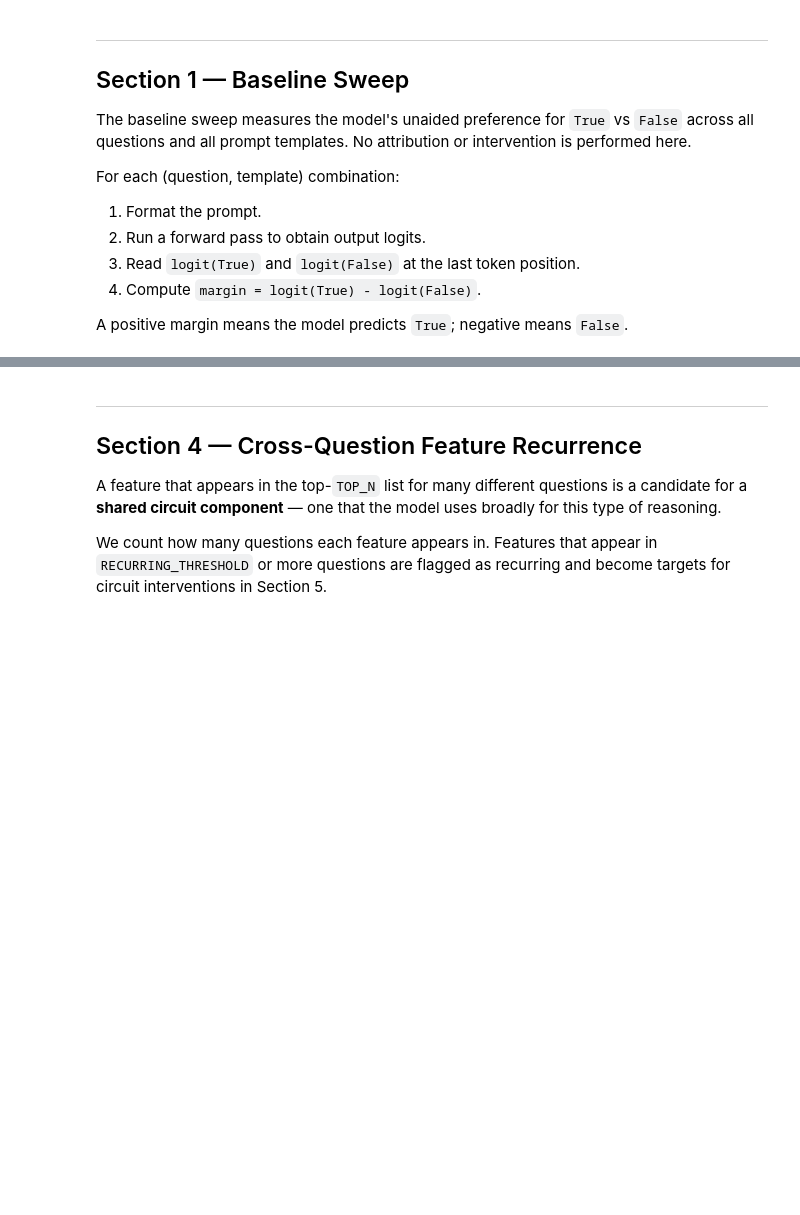
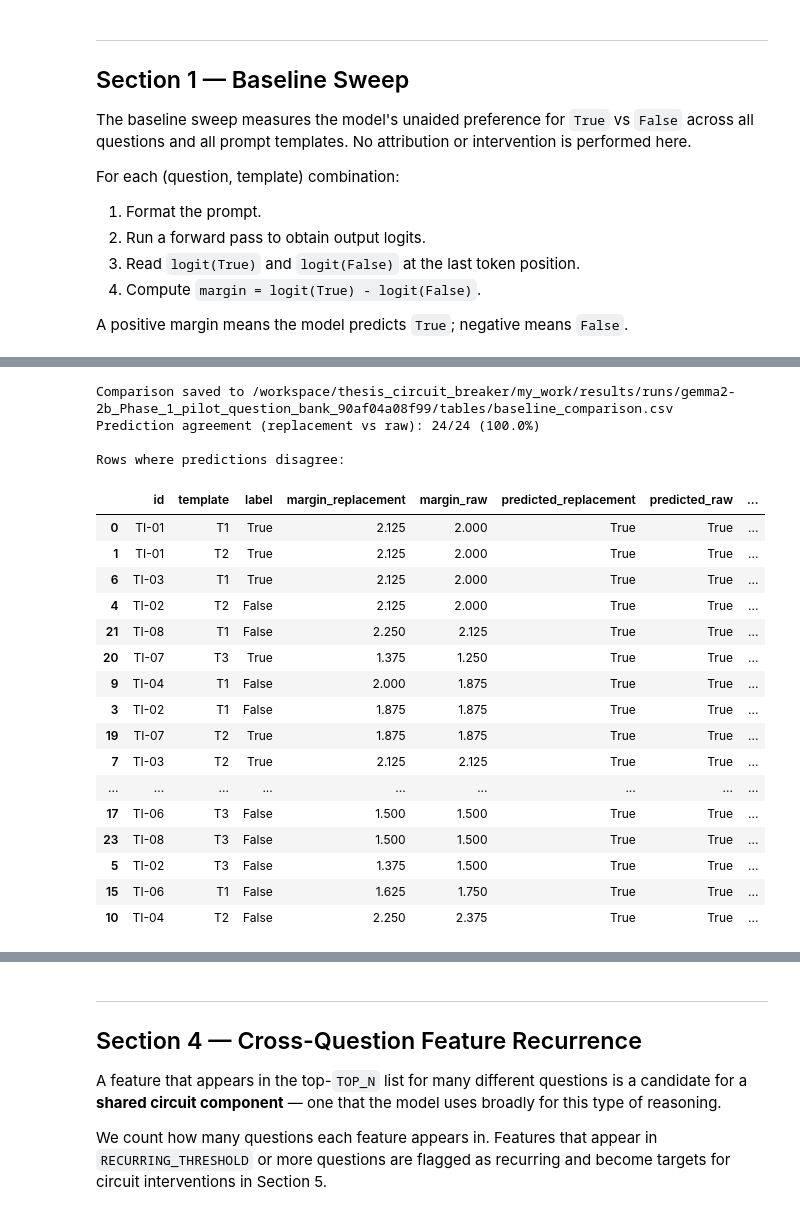
Before and after one commit to hollolaszlo88/thesis_circuit_breaker, a Jupyter notebook: my_work/notebooks/1_run_attribution.ipynb, the cells around one changed output, grey strips where cells are left out. Cells and saved outputs as stored; diff of their text form; code cells hidden in the pictures; blank space fills up the shorter version.

```diff
--- a/my_work/notebooks/1_run_attribution.ipynb
+++ b/my_work/notebooks/1_run_attribution.ipynb
@@ -446,0 +638,64 @@ for tkey in TEMPLATES:
+# %%
+# Row-wise comparison: replacement baseline vs raw baseline
+raw_by_key = {(r['id'], r['template']): r for r in raw_records}
+comparison_records = []
+
+for r in baseline_records:
+    key = (r['id'], r['template'])
+    rr = raw_by_key[key]
+    comparison_records.append({
+        'id': r['id'],
+        'template': r['template'],
+        'label': r['label'],
+        'margin_replacement': r['margin'],
+        'margin_raw': rr['margin_raw'],
+        'predicted_replacement': r['predicted'],
+        'predicted_raw': rr['predicted_raw'],
+        'agree_prediction': r['predicted'] == rr['predicted_raw'],
+        'delta_margin_repl_minus_raw': round(r['margin'] - rr['margin_raw'], 4),
+    })
+
+cmp_csv = TABLES_DIR / 'baseline_comparison.csv'
+with open(cmp_csv, 'w', newline='') as f:
+    writer = csv.DictWriter(f, fieldnames=list(comparison_records[0].keys()))
+    writer.writeheader()
+    writer.writerows(comparison_records)
+
+n = len(comparison_records)
+agree = sum(1 for x in comparison_records if x['agree_prediction'])
+print(f'Comparison saved to {cmp_csv}')
+print(f'Prediction agreement (replacement vs raw): {agree}/{n} ({100*agree/n:.1f}%)')
+
+print('\nRows where predictions disagree:')
+for x in comparison_records:
+    if not x['agree_prediction']:
+        pr = 'True' if x['predicted_replacement'] else 'False'
+        po = 'True' if x['predicted_raw'] else 'False'
+        print(f"  {x['id']} {x['template']}: repl={pr}, raw={po}, "
+              f"m_repl={x['margin_replacement']:+.4f}, m_raw={x['margin_raw']:+.4f}")
+# %% [output]
+Comparison saved to /workspace/thesis_circuit_breaker/my_work/results/runs/gemma2-2b_Phase_1_pilot_question_bank_90af04a08f99/tables/baseline_comparison.csv
+Prediction agreement (replacement vs raw): 24/24 (100.0%)
+
+Rows where predictions disagree:
+# %%
+comparison_df = pd.DataFrame(comparison_records)
+comparison_df.sort_values(by='delta_margin_repl_minus_raw', ascending=False)
+# %% [output]
+|  | id | template | label | margin_replacement | margin_raw | predicted_replacement | predicted_raw | ... |
+| 0 | TI-01 | T1 | True | 2.125 | 2.000 | True | True | ... |
+| 1 | TI-01 | T2 | True | 2.125 | 2.000 | True | True | ... |
+| 6 | TI-03 | T1 | True | 2.125 | 2.000 | True | True | ... |
+| 4 | TI-02 | T2 | False | 2.125 | 2.000 | True | True | ... |
+| 21 | TI-08 | T1 | False | 2.250 | 2.125 | True | True | ... |
+| 20 | TI-07 | T3 | True | 1.375 | 1.250 | True | True | ... |
+| 9 | TI-04 | T1 | False | 2.000 | 1.875 | True | True | ... |
+| 3 | TI-02 | T1 | False | 1.875 | 1.875 | True | True | ... |
+| 19 | TI-07 | T2 | True | 1.875 | 1.875 | True | True | ... |
+| 7 | TI-03 | T2 | True | 2.125 | 2.125 | True | True | ... |
+| ... | ... | ... | ... | ... | ... | ... | ... | ... |
+| 17 | TI-06 | T3 | False | 1.500 | 1.500 | True | True | ... |
+| 23 | TI-08 | T3 | False | 1.500 | 1.500 | True | True | ... |
+| 5 | TI-02 | T3 | False | 1.375 | 1.500 | True | True | ... |
+| 15 | TI-06 | T1 | False | 1.625 | 1.750 | True | True | ... |
+| 10 | TI-04 | T2 | False | 2.250 | 2.375 | True | True | ... |
```
Also changed, not shown: parts of 30 cells of this notebook, 3 other files.
